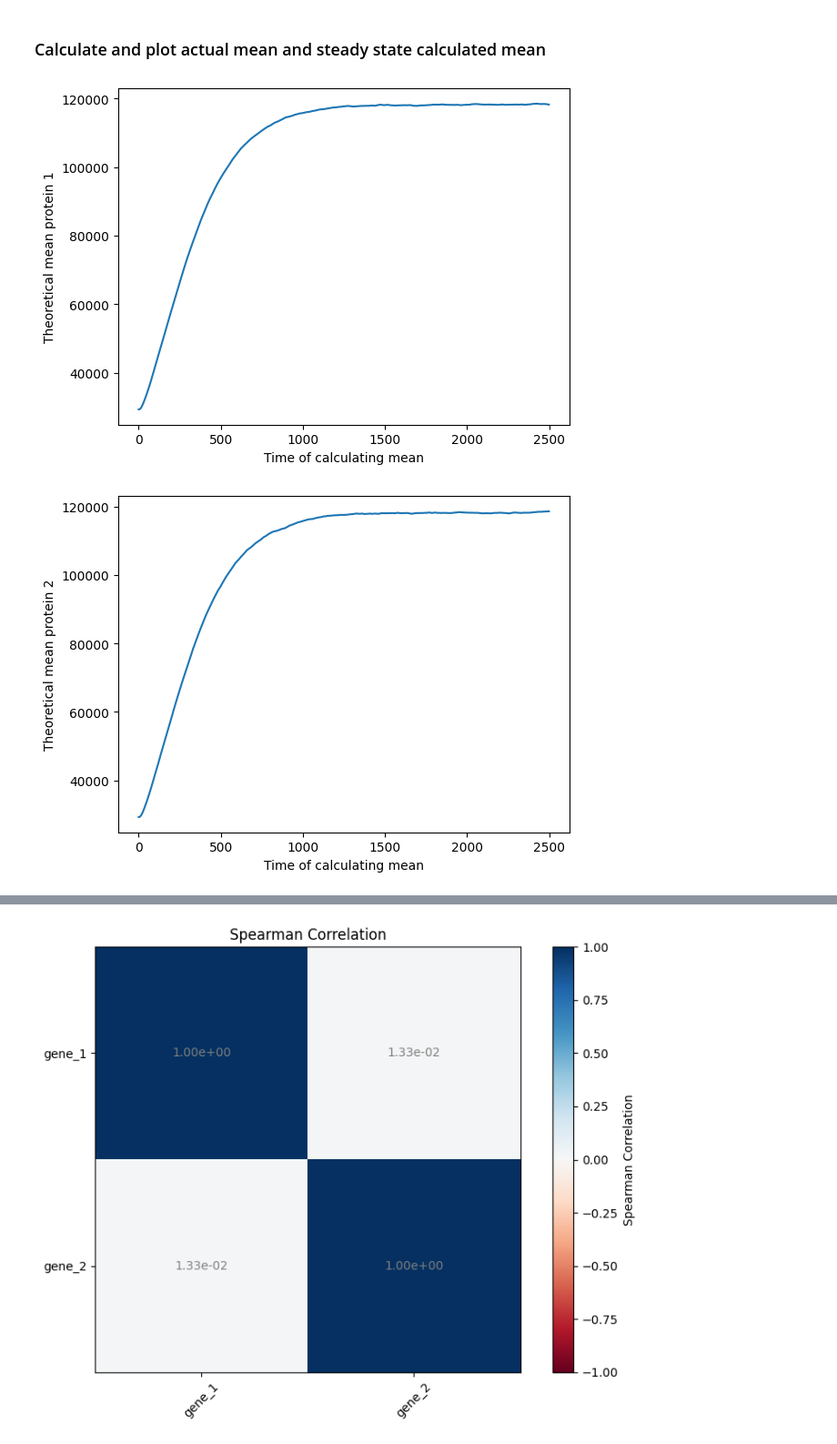
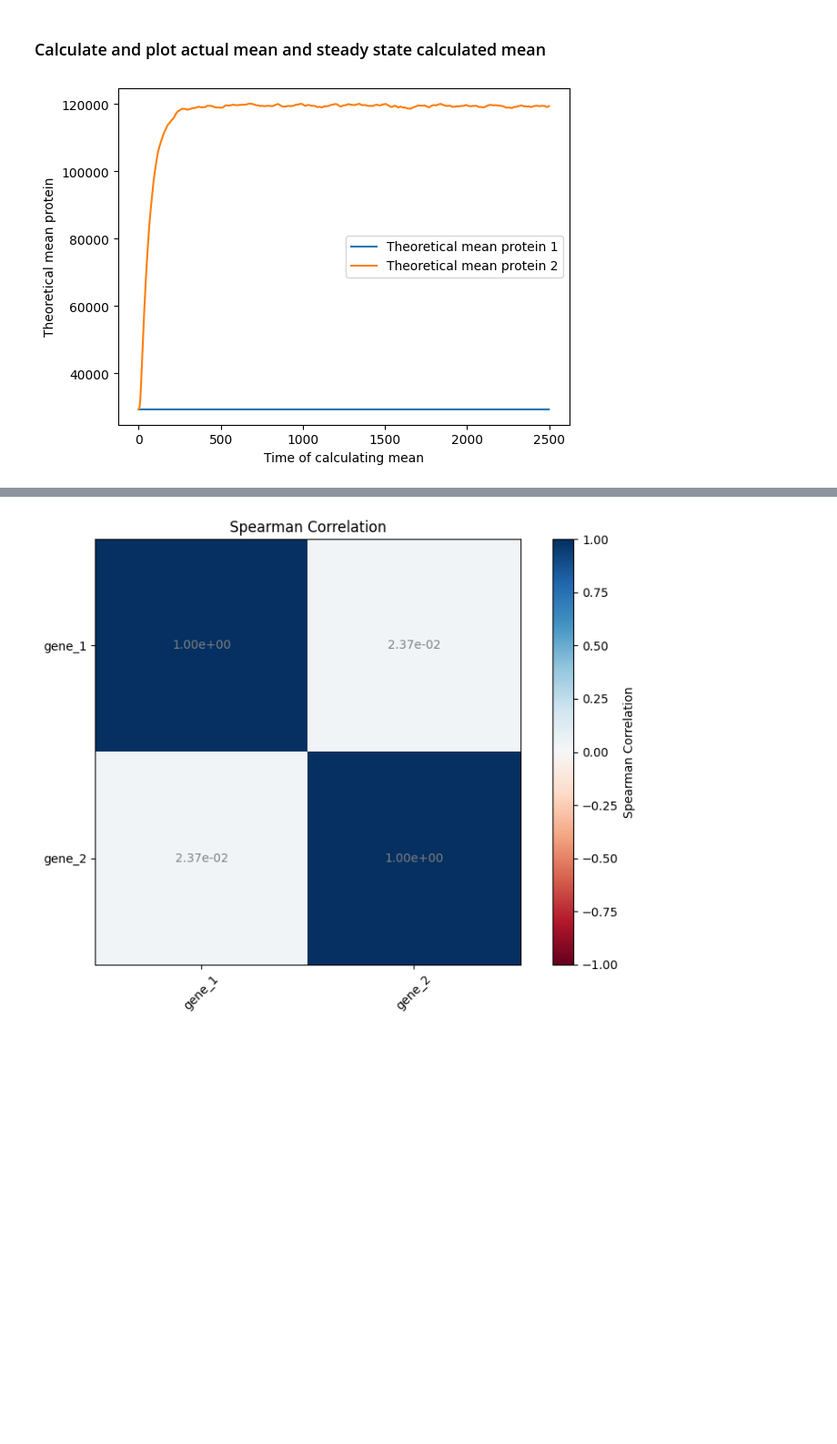
Before and after one commit to Keerthana910234/grnInference, a Jupyter notebook: analysis_code/correlation_calculation/correlation_calculation.ipynb, the cells around one changed output, grey strips where cells are left out. Shown: that part at 91% size. Drawn from its saved outputs; the diff is of its cells as text; code cells hidden in the pictures; blank space fills up the shorter version.

```diff
--- a/analysis_code/correlation_calculation/correlation_calculation.ipynb
+++ b/analysis_code/correlation_calculation/correlation_calculation.ipynb
@@ -384,14 +384,14 @@ def get_cross_correlations(df, time_points, genes):
 ### Modify the path to simulation, interaction matrix
 # %%
 ###MODIFY
-sim_path = "/home/mzo5929/Keerthana/grnInference/simulation_data/median_parameter_simulations/simulations/df_row_10_11_12_14072025_233548_ncells_10000_A_to_B_to_C_73acd23c.csv"
+sim_path = "/home/mzo5929/Keerthana/grnInference/simulation_data/median_parameter_simulations/simulations/df_row_0_1_14072025_175926_ncells_10000_A_to_B_9c7f0cd0.csv"
 path_to_matrix = "/home/mzo5929/Keerthana/grnInference/simulation_data/median_parameter_simulations/simulation_details/interaction_matrix_positive.txt"
 df = pd.read_csv(sim_path)
 # %%
-param_index = "0_1"
+# param_index = "0_1_2"
 # param_index = extract_param_index(sim_path)
 param_df = pd.read_csv("/home/mzo5929/Keerthana/grnInference/simulation_data/median_parameter_simulations/simulation_details/median_param.csv", index_col = 0)
-# param_index = extract_param_index(sim_path)
+param_index = extract_param_index(sim_path)
 gene_params = get_param_data(param_df, param_index)
 n_genes, interaction_matrix = read_input_matrix(path_to_matrix)
 gene_list = [f"gene_{i}" for i in np.arange(1, n_genes + 1)]
@@ -403,21 +403,20 @@ steady_state_fixed, steady_state_with_sim_data = steady_state_calc(gene_params,
 # %%
 time_steps = df['time_step'].unique()
 time_steps
-gene_1_mean = []
-gene_2_mean = []
+gene_means = [[] for _ in range(n_genes)]  # Create a list of lists for each gene
+
 for time in tqdm(time_steps):
-    steady_state_fixed, steady_state_with_sim_data = steady_state_calc(gene_params, interaction_matrix, gene_list, sim_data = df[df['time_step'] == time])
-    gene_1_mean.append(steady_state_with_sim_data[0])
-    gene_2_mean.append(steady_state_with_sim_data[1])
+    steady_state_fixed, steady_state_with_sim_data = steady_state_calc(gene_params, interaction_matrix, gene_list, sim_data=df[df['time_step'] == time])
+    for i in range(n_genes):
+        gene_means[i].append(steady_state_with_sim_data[i])  # Append the steady state for each gene
 
-plt.plot(time_steps, gene_1_mean)
+# Plotting each gene's mean steady state
+for i in range(n_genes):
+    plt.plot(time_steps, gene_means[i], label=f"Theoretical mean protein {i + 1}")
+
 plt.xlabel("Time of calculating mean")
-plt.ylabel("Theoretical mean protein 1")
+plt.ylabel("Theoretical mean protein")
+plt.legend()
 plt.show()
-plt.plot(time_steps, gene_2_mean)
-plt.xlabel("Time of calculating mean")
-plt.ylabel("Theoretical mean protein 2")
-plt.show()
 # %% [output]
-[figure, old version]
+[figure, new version]
-[figure, removed]
```
Also changed, not shown: parts of 16 cells of this notebook, 10 other files.
